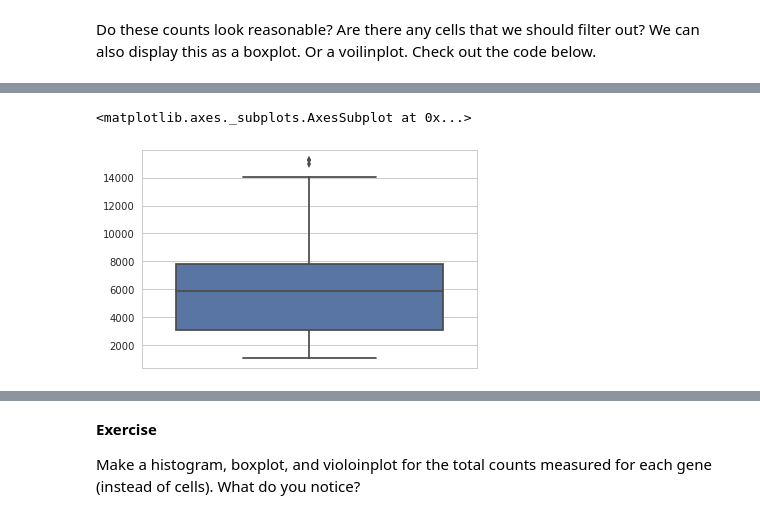
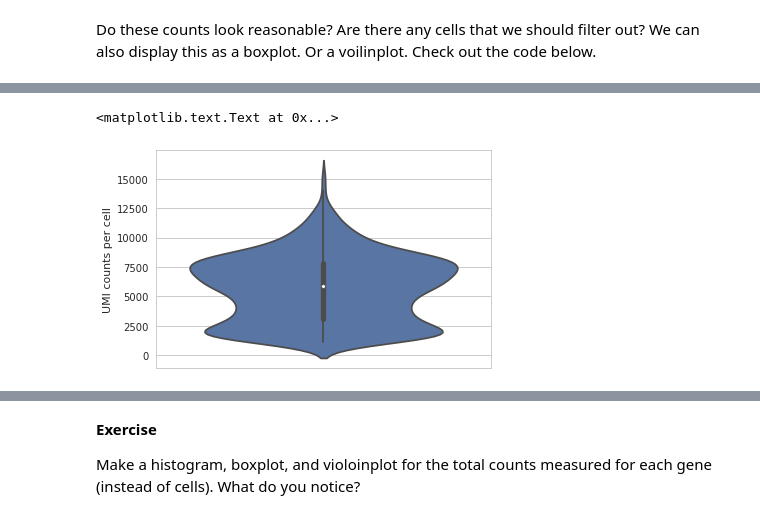
Before and after one commit to biom262/biom262-2018, a Jupyter notebook: Module3_SingleCell/1_Load_and_filter_counts_matrix.ipynb, the cells around one changed output, grey strips where cells are left out. Saved outputs shown, nothing was run; the diff lists cells and outputs as text; code cells hidden in the pictures.

Commit message:
added axes labels for seaborn plots

```diff
--- a/Module3_SingleCell/1_Load_and_filter_counts_matrix.ipynb
+++ b/Module3_SingleCell/1_Load_and_filter_counts_matrix.ipynb
@@ -184,5 +192,6 @@ Do these counts look reasonable? Are there any cells that we should filter out?
 # %%
-sns.boxplot(counts_filtered.sum(axis=0), orient='v')
+g = sns.violinplot(counts_filtered.sum(axis=0), orient='v')
+g.set_ylabel("UMI counts per cell")
 # %% [output]
-<matplotlib.axes._subplots.AxesSubplot at 0x...>
+<matplotlib.text.Text at 0x...>
-[figure, old version]
+[figure, new version]
```
Also changed, not shown: parts of 2 cells of this notebook.
